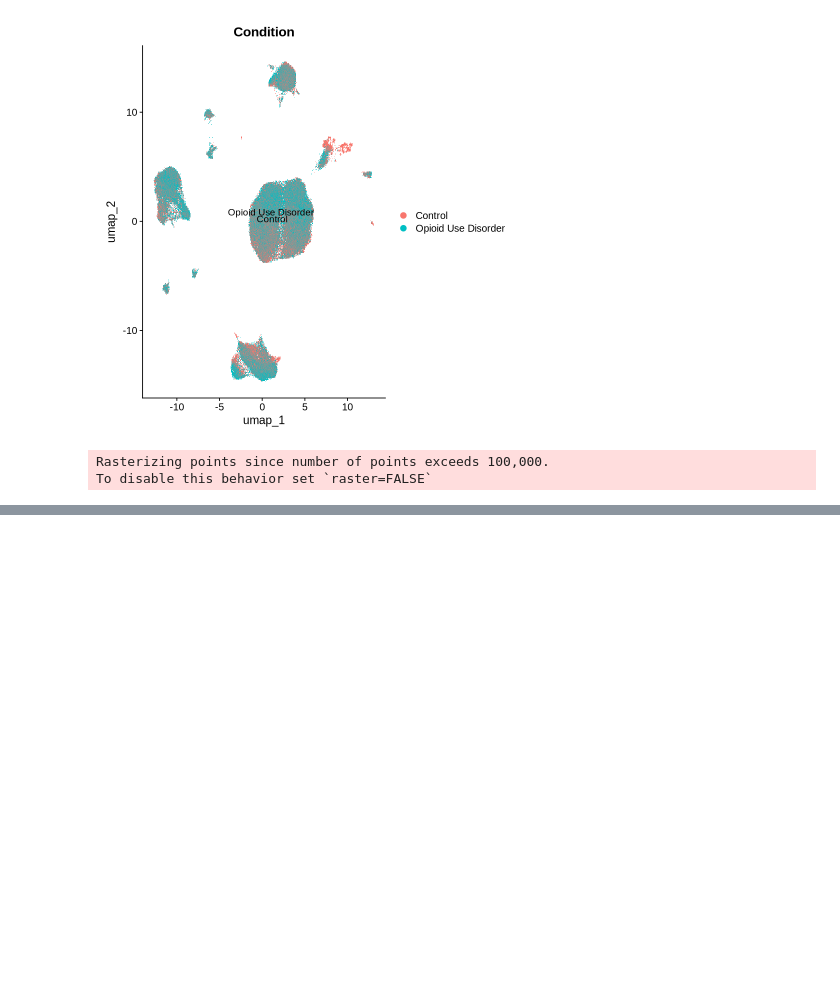
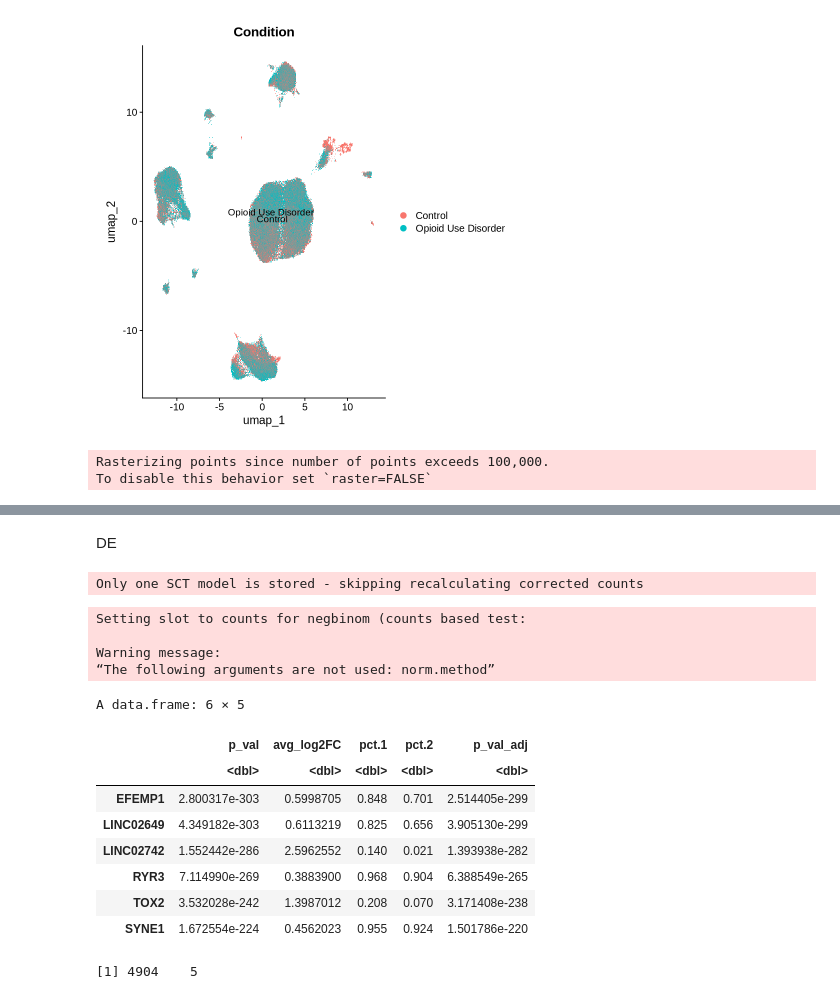
Before and after one commit to mmottaqii/AD-Biomarkers-MultiOmics, a Jupyter notebook: scripts/r_OUD.ipynb, the cells around one changed output, grey strips where cells are left out. Cells and saved outputs as stored; diff of their text form; code cells hidden in the pictures; blank space fills up the shorter version.

```diff
--- a/scripts/r_OUD.ipynb
+++ b/scripts/r_OUD.ipynb
@@ -981,0 +991,2 @@ To disable this behavior set `raster=FALSE`
+# %%
+data_rds <- readRDS("~/oud_rnaseq/OUD_SCT_Dec1024_scaledvis.rds")
@@ -981,0 +1056,15 @@ To disable this behavior set `raster=FALSE`
+# %% [markdown]
+DE
+# %%
+# Not needed as the data isn't integrated
+data_rds <- PrepSCTFindMarkers(data_rds, assay = "SCT", verbose = TRUE)
+# %% [output]
+Only one SCT model is stored - skipping recalculating corrected counts
+# %%
+test_de_1 <- FindMarkers(data_rds, assay = "SCT", ident.1 = "Astrocyte_OUD", ident.2 = "Astrocyte_ctrl",
+    verbose = TRUE, test.use = "negbinom", logfc.threshold = 0.1)
+# %% [output]
+Setting slot to counts for negbinom (counts based test:
+
+Warning message:
+“The following arguments are not used: norm.method”
@@ -981,0 +1075,16 @@ To disable this behavior set `raster=FALSE`
+# %%
+head(test_de_1)
+# %% [output]
+A data.frame: 6 × 5
+|  | p_val | avg_log2FC | pct.1 | pct.2 | p_val_adj |
+|  | <dbl> | <dbl> | <dbl> | <dbl> | <dbl> |
+| EFEMP1 | 2.800317e-303 | 0.5998705 | 0.848 | 0.701 | 2.514405e-299 |
+| LINC02649 | 4.349182e-303 | 0.6113219 | 0.825 | 0.656 | 3.905130e-299 |
+| LINC02742 | 1.552442e-286 | 2.5962552 | 0.140 | 0.021 | 1.393938e-282 |
+| RYR3 | 7.114990e-269 | 0.3883900 | 0.968 | 0.904 | 6.388549e-265 |
+| TOX2 | 3.532028e-242 | 1.3987012 | 0.208 | 0.070 | 3.171408e-238 |
+| SYNE1 | 1.672554e-224 | 0.4562023 | 0.955 | 0.924 | 1.501786e-220 |
+# %%
+dim(test_de_1)
+# %% [output]
+[1] 4904    5
```
Also changed, not shown: parts of 13 cells of this notebook.
